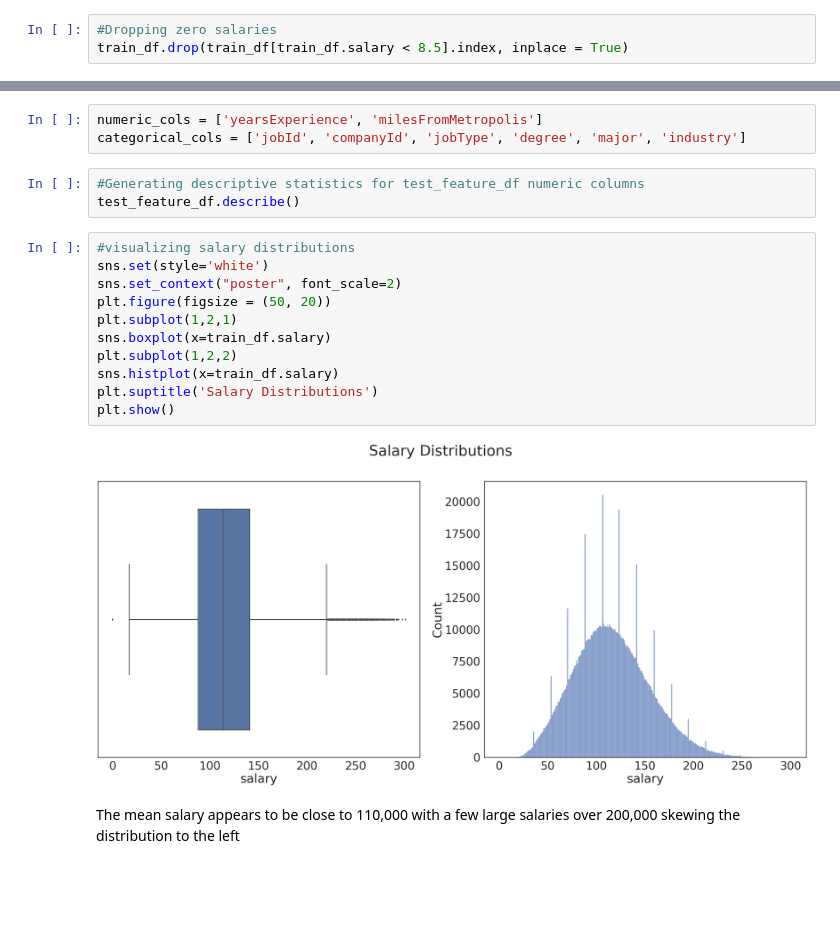
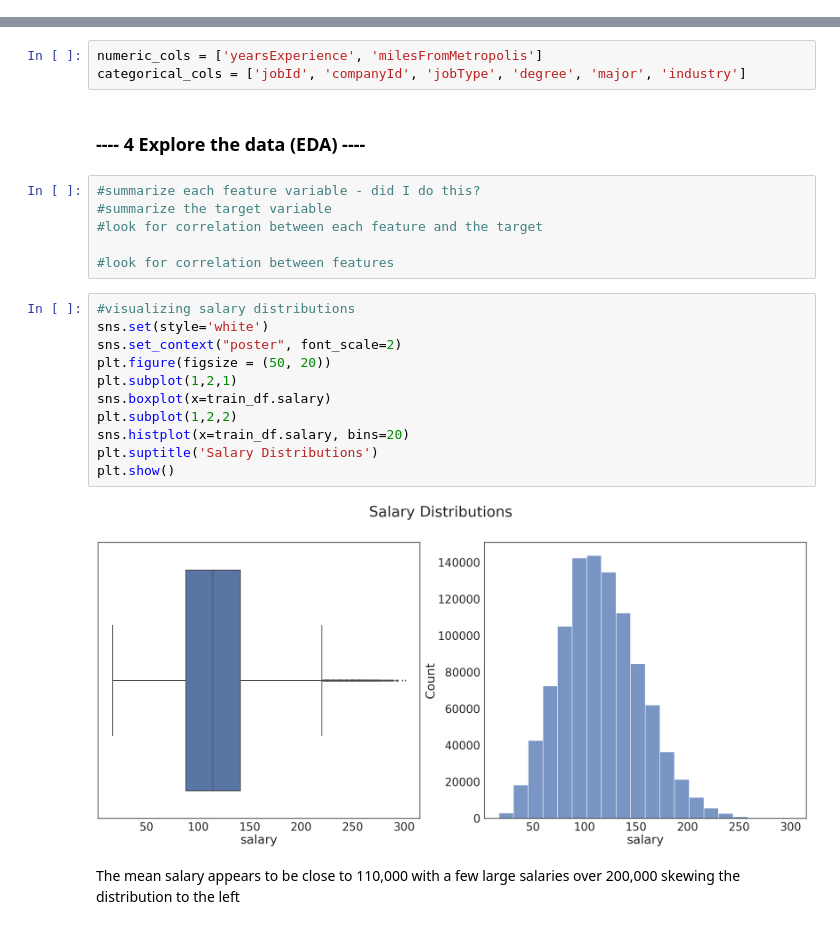
Before and after one commit to kevinmoldovan/salarypredictionsproject, a Jupyter notebook: First Portfolio Project.ipynb, the cells around one changed output, grey strips where cells are left out. Saved outputs shown, nothing was run; the diff lists cells and outputs as text; blank space fills up the shorter version.

```diff
--- a/First Portfolio Project.ipynb
+++ b/First Portfolio Project.ipynb
@@ -180,6 +183,3 @@ Int64Index([30559, 495984, 652076, 816129, 828156], dtype='int64')
-# %%
-#Dropping zero salaries
-train_df.drop(train_df[train_df.salary < 8.5].index, inplace = True)
 # %%
 train_df
 # %% [output]
@@ -234,22 +234,27 @@ train_df.describe(exclude = [np.number])
 # %%
 numeric_cols = ['yearsExperience', 'milesFromMetropolis']
 categorical_cols = ['jobId', 'companyId', 'jobType', 'degree', 'major', 'industry']
-# %%
-#Generating descriptive statistics for test_feature_df numeric columns
-test_feature_df.describe()
+# %% [markdown]
+### ---- 4 Explore the data (EDA) ----
+# %%
+#summarize each feature variable - did I do this?
+#summarize the target variable
+#look for correlation between each feature and the target
+
+#look for correlation between features
 # %%
 #visualizing salary distributions
 sns.set(style='white')
 sns.set_context("poster", font_scale=2)
 plt.figure(figsize = (50, 20))
 plt.subplot(1,2,1)
 sns.boxplot(x=train_df.salary)
 plt.subplot(1,2,2)
-sns.histplot(x=train_df.salary)
+sns.histplot(x=train_df.salary, bins=20)
 plt.suptitle('Salary Distributions')
 plt.show()
 # %% [output]
-[figure, old version]
+[figure, new version]
 # %% [markdown]
 The mean salary appears to be close to 110,000 with a few large salaries over 200,000 skewing the distribution to the left
 # %%
```
Also changed, not shown: parts of 54 cells of this notebook.
